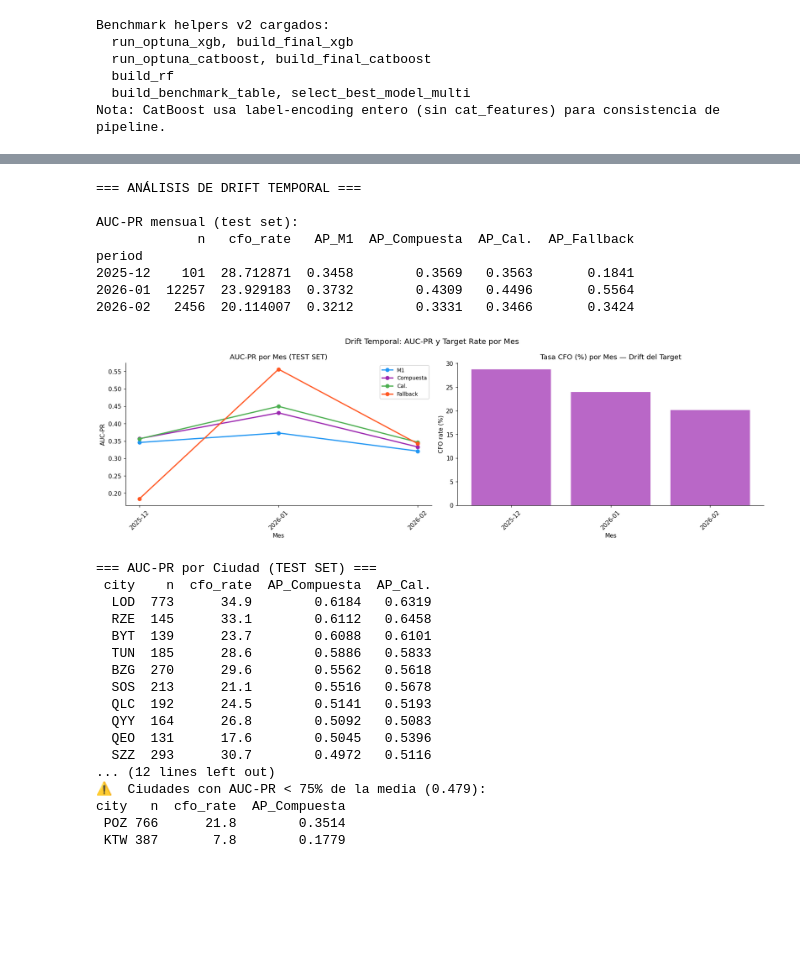
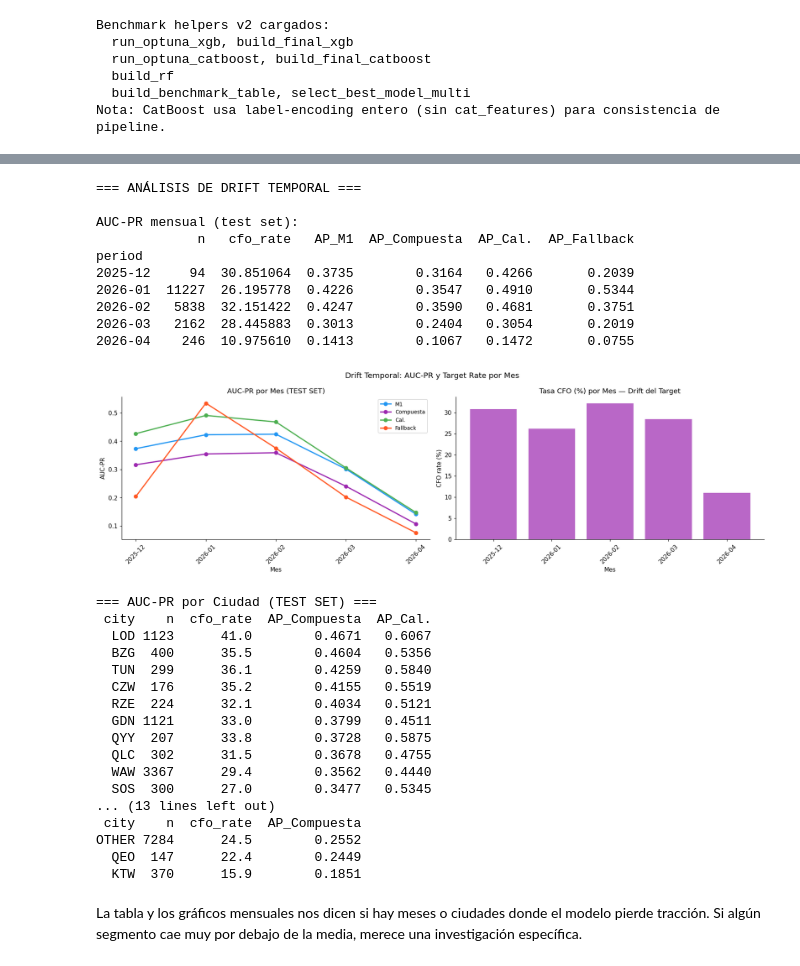
Before and after one commit to pablogimenoglovo/Funnel-Insights-PL, a Jupyter notebook: ModeloV4.ipynb, the cells around one changed output, grey strips where cells are left out. Saved outputs shown, nothing was run; the diff lists cells and outputs as text; code cells hidden in the pictures; blank space fills up the shorter version.

```diff
--- a/ModeloV4.ipynb
+++ b/ModeloV4.ipynb
@@ -548,6 +477,16 @@ ds_t2["funnel_speed_s1"]  = ds_t2["total_funnel_s1"].apply(
 ds_t2["velocity_s1"] = 1.0 / (1.0 + ds_t2["total_funnel_s1"].fillna(0))
 ds_t2["TARGET"] = ds_t2["reached_s2"]
 
+# ── Timeout NaN-ification for T2 ─────────────────────────────────────────────
+ds_t2["is_timeout"] = _t2["is_timeout"].values
+_t2_mask = ds_t2["is_timeout"] == 1
+ds_t2.loc[_t2_mask, "time_tier0_doc_coll"] = np.nan
+ds_t2.loc[_t2_mask, "time_tier1_doc_coll"] = np.nan
+ds_t2.loc[_t2_mask, "total_funnel_s1"] = np.nan
+ds_t2.loc[_t2_mask, "funnel_speed_s1"] = np.nan
+ds_t2.loc[_t2_mask, "velocity_s1"] = np.nan
+print(f"  T2: NaN-ified {_t2_mask.sum():,} timeout rows in stage time cols")
+
 # ── DS3: S2 → S3 (hired leads → did they become CFO?) ────────────────────────
 _t3 = df[df["was_hired"] == 1].copy()
 ds_t3 = _t3[BASE_COLS + ["is_cfo"]].copy()
@@ -569,6 +508,23 @@ ds_t3["velocity_s2"]      = 1.0 / (1.0 + ds_t3["total_funnel_s2"])   # higher =
 ds_t3["stages_completed"] = 3
 ds_t3["TARGET"] = ds_t3["is_cfo"]
 
+# ── Timeout NaN-ification for T3 ─────────────────────────────────────────────
+ds_t3["is_timeout"] = _t3["is_timeout"].values
+_t3_mask = ds_t3["is_timeout"] == 1
+ds_t3.loc[_t3_mask, "time_tier0_doc_coll"] = np.nan
+ds_t3.loc[_t3_mask, "time_tier1_doc_coll"] = np.nan
+ds_t3.loc[_t3_mask, "total_funnel_s1"] = np.nan
+ds_t3.loc[_t3_mask, "funnel_speed_s1"] = np.nan
+ds_t3.loc[_t3_mask, "velocity_s1"] = np.nan
+ds_t3.loc[_t3_mask, "time_doc_review"] = np.nan
+ds_t3.loc[_t3_mask, "time_wl"] = np.nan
+ds_t3.loc[_t3_mask, "time_equip"] = np.nan
+ds_t3.loc[_t3_mask, "time_hiring_ctrl"] = np.nan
+ds_t3.loc[_t3_mask, "lead_to_hired"] = np.nan
+ds_t3.loc[_t3_mask, "total_funnel_s2"] = np.nan
+ds_t3.loc[_t3_mask, "velocity_s2"] = np.nan
+print(f"  T3: NaN-ified {_t3_mask.sum():,} timeout rows in stage time cols")
+
 print("=== Datasets de Transición ===")
 for i, (ds, nm) in enumerate([(ds_t1,"T1: S0→S1"),(ds_t2,"T2: S1→S2"),(ds_t3,"T3: S2→CFO")], 1):
     print(f"\n  Dataset {i} ({nm}):")
@@ -599,6 +575,7 @@ FEAT_T1 = FEAT_BASE + [
 
 # T2: Doc Review → Hired (S0 + S1 durations + velocity)
 FEAT_T2 = FEAT_BASE + [
+    "is_timeout",           # System timeout flag (60-day auto-rejection)
     "time_tier0_doc_coll",  # Days in tier 0 doc review
     "time_tier1_doc_coll",  # Days in tier 1 doc review
     "total_funnel_s1",      # Cumulative days through S1
@@ -610,6 +587,8 @@ FEAT_T2 = FEAT_BASE + [
 
 # T3: Hired → CFO (S0 + S1 + S2 durations + velocities)
 FEAT_T3 = FEAT_BASE + [
+    "is_timeout",
+
     "time_tier0_doc_coll",
     "time_tier1_doc_coll",
     "total_funnel_s1",
@@ -1999,7 +1992,8 @@ global_p3 = float(p3_train.mean())
 
 # Map M2 and M3 scores to full-test index
 t2_score_map = pd.Series(p2_best, index=te2.index)
-t3_score_map = pd.Series(p3_best, index=te3.index)
+# Note: p3_best is on X_te3 index (OBS_CUTOFF filtered, 8087 rows) not full te3 (10098)
+t3_score_map = pd.Series(p3_best, index=X_te3.index)
 
 # Conditional fallback means from train (by city×source — much better than global)
 _fb_p2 = (tr2.assign(TARGET=tr2["TARGET"])
@@ -2322,7 +2327,7 @@ p2_cal_aligned = (pd.Series(p2_cal, index=te2.index)
                   .reindex(score_df.index)
                   .fillna(score_df["p_s2_s1"])   # fallback: uncalibrated score
                   .values)
-p3_cal_aligned = (pd.Series(p3_cal, index=te3.index)
+p3_cal_aligned = (pd.Series(p3_cal, index=X_te3.index)
                   .reindex(score_df.index)
                   .fillna(score_df["p_cfo_s2"])  # fallback: uncalibrated score
                   .values)
@@ -2382,51 +2387,55 @@ for city_code, grp in score_df_drift.groupby("city_group"):
     try:
         city_name = le_dict["city_group"].inverse_transform([int(city_code)])[0]
     except Exception:
         city_name = str(city_code)
     row = {"city": city_name, "n": len(grp), "cfo_rate": round(yt.mean()*100,1)}
     for col, lbl in [("p_cfo_composed","Compuesta"), ("p_cfo_cal","Cal.")]:
         if col in grp.columns:
             try:
                 row[f"AP_{lbl}"] = round(average_precision_score(yt, grp[col].values), 4)
             except Exception:
                 row[f"AP_{lbl}"] = np.nan
     city_perf.append(row)
 
 cp_df = pd.DataFrame(city_perf).sort_values("AP_Compuesta", ascending=False)
 print(cp_df.to_string(index=False))
 
 # Check for cities with major drift (AP < 0.5 or significantly below mean)
 mean_ap = cp_df["AP_Compuesta"].mean() if "AP_Compuesta" in cp_df else 0
 flagged = cp_df[cp_df.get("AP_Compuesta", pd.Series()) < mean_ap * 0.75]
 if len(flagged) > 0:
     print(f"\n⚠️  Ciudades con AUC-PR < 75% de la media ({mean_ap:.3f}):")
     print(flagged[["city","n","cfo_rate","AP_Compuesta"]].to_string(index=False))
 else:
     print("\n✅  Sin ciudades con drift severo detectado.")
 # %% [output]
 === ANÁLISIS DE DRIFT TEMPORAL ===
 
 AUC-PR mensual (test set):
              n   cfo_rate   AP_M1  AP_Compuesta  AP_Cal.  AP_Fallback
 period
-2025-12    101  28.712871  0.3458        0.3569   0.3563       0.1841
-2026-01  12257  23.929183  0.3732        0.4309   0.4496       0.5564
-2026-02   2456  20.114007  0.3212        0.3331   0.3466       0.3424
+2025-12     94  30.851064  0.3735        0.3164   0.4266       0.2039
+2026-01  11227  26.195778  0.4226        0.3547   0.4910       0.5344
+2026-02   5838  32.151422  0.4247        0.3590   0.4681       0.3751
+2026-03   2162  28.445883  0.3013        0.2404   0.3054       0.2019
+2026-04    246  10.975610  0.1413        0.1067   0.1472       0.0755
-[figure, old version]
+[figure, new version]
 === AUC-PR por Ciudad (TEST SET) ===
  city    n  cfo_rate  AP_Compuesta  AP_Cal.
-  LOD  773      34.9        0.6184   0.6319
-  RZE  145      33.1        0.6112   0.6458
-  BYT  139      23.7        0.6088   0.6101
-  TUN  185      28.6        0.5886   0.5833
-  BZG  270      29.6        0.5562   0.5618
-  SOS  213      21.1        0.5516   0.5678
-  QLC  192      24.5        0.5141   0.5193
-  QYY  164      26.8        0.5092   0.5083
-  QEO  131      17.6        0.5045   0.5396
-  SZZ  293      30.7        0.4972   0.5116
-... (12 lines left out)
-⚠️  Ciudades con AUC-PR < 75% de la media (0.479):
-city   n  cfo_rate  AP_Compuesta
- POZ 766      21.8        0.3514
- KTW 387       7.8        0.1779
+  LOD 1123      41.0        0.4671   0.6067
+  BZG  400      35.5        0.4604   0.5356
+  TUN  299      36.1        0.4259   0.5840
+  CZW  176      35.2        0.4155   0.5519
+  RZE  224      32.1        0.4034   0.5121
+  GDN 1121      33.0        0.3799   0.4511
+  QYY  207      33.8        0.3728   0.5875
+  QLC  302      31.5        0.3678   0.4755
+  WAW 3367      29.4        0.3562   0.4440
+  SOS  300      27.0        0.3477   0.5345
+... (13 lines left out)
+ city    n  cfo_rate  AP_Compuesta
+OTHER 7284      24.5        0.2552
+  QEO  147      22.4        0.2449
+  KTW  370      15.9        0.1851
+# %% [markdown]
+La tabla y los gráficos mensuales nos dicen si hay meses o ciudades donde el modelo pierde tracción. Si algún segmento cae muy por debajo de la media, merece una investigación específica.
```
Also changed, not shown: parts of 103 cells of this notebook.
